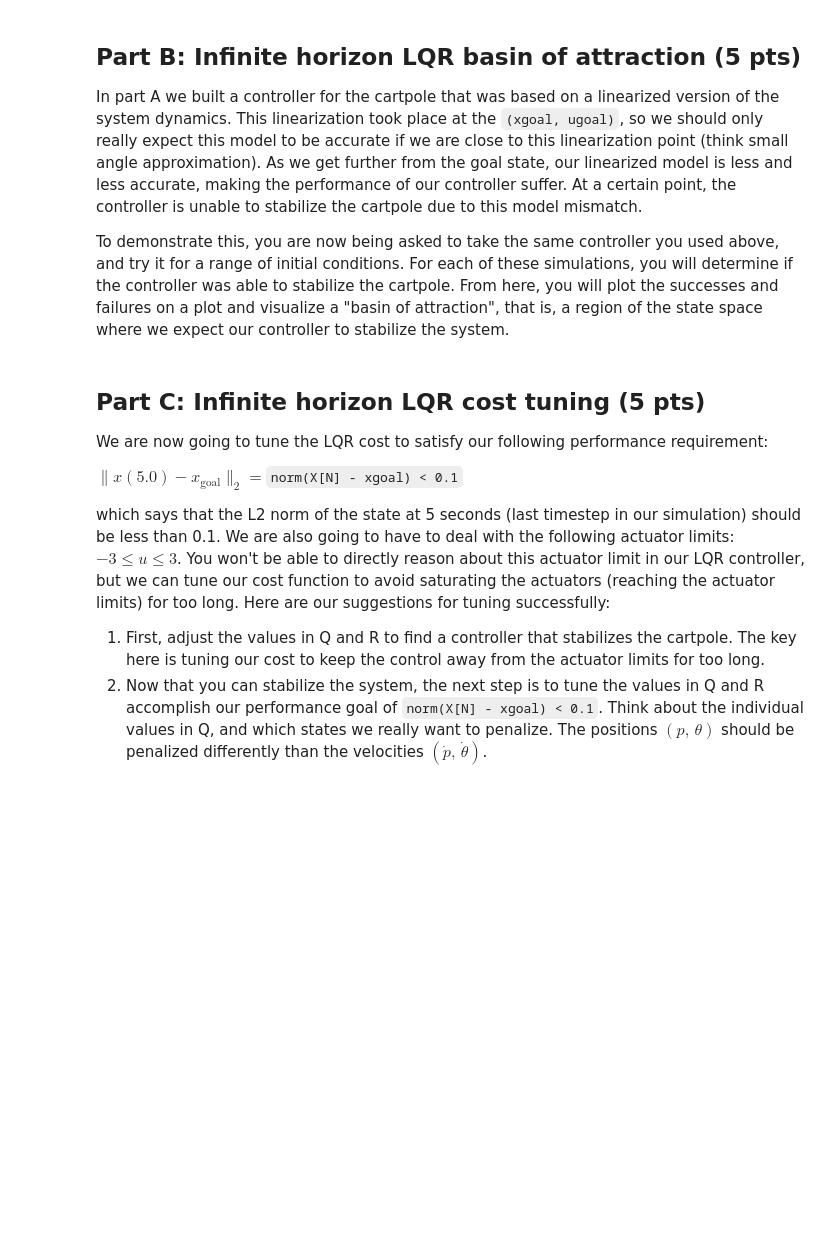
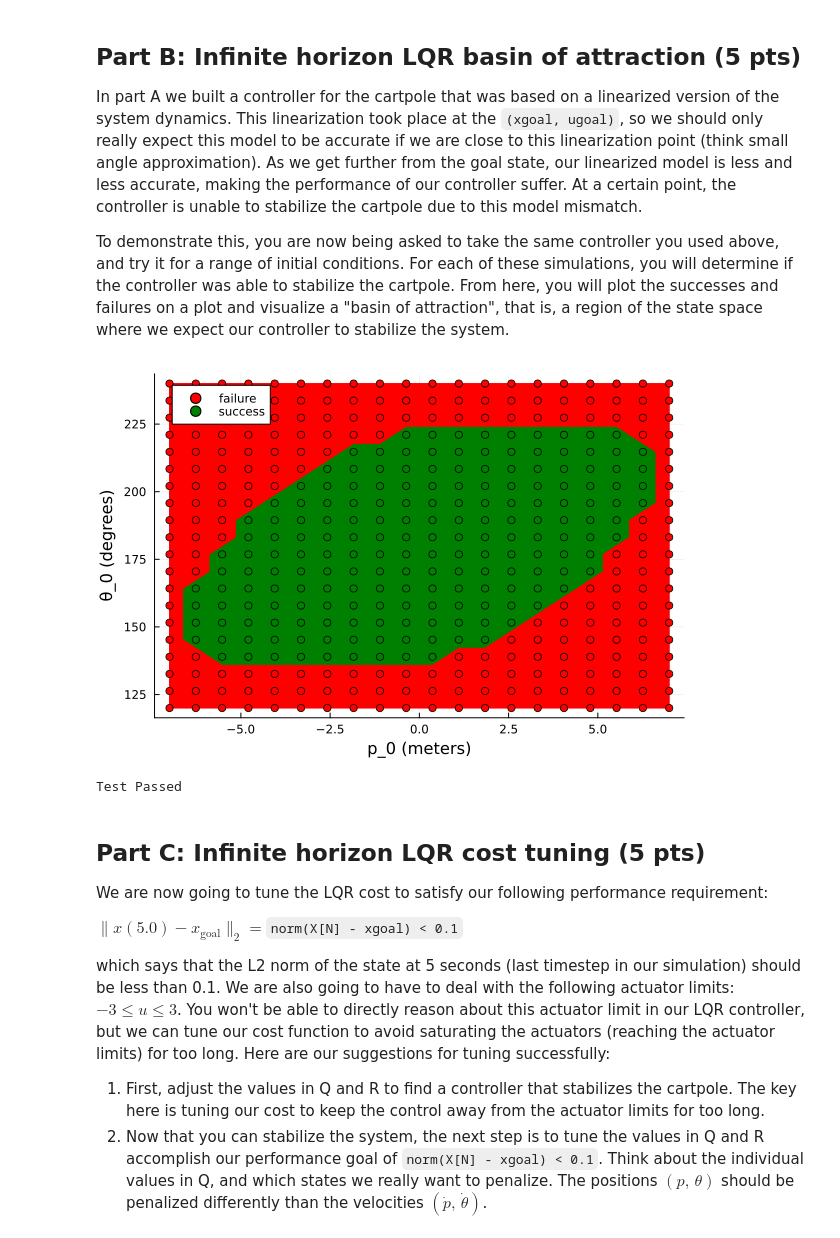
Before and after one commit to zsqu4re/Optimal-Control-and-Reinforcement-Learning, a Jupyter notebook: HW2_S25-main/Q2.ipynb, the cells around one changed output. Drawn from its saved outputs; the diff is of its cells as text; code cells hidden in the pictures; blank space fills up the shorter version.

```diff
--- a/HW2_S25-main/Q2.ipynb
+++ b/HW2_S25-main/Q2.ipynb
@@ -208,7 +259,19 @@ function check_simulation_convergence(params_real, initial_condition, Kinf, xgoa
     # you should consider the simulation to have been successfuly controlled if the
     # L2 norm of |xfinal - xgoal| < 0.1. (norm(xfinal-xgoal) < 0.1 in Julia)
 
-
+    X = [zeros(4) for i = 1:N]
+    X[1] = x0
+    ugoal = [0]
+    for i = 1:N-1
+        u = -Kinf * (X[i] - xgoal) + ugoal
+        X[i+1] = rk4(params_real, X[i], u, dt)
+        if norm(X[i+1]) > 100
+            return is_controlled
+        end
+    end
+    if norm(X[end] - xgoal) < 0.1
+        is_controlled = true
+    end
     return is_controlled
 end
 
@@ -235,34 +298,39 @@ let
 
     # cost terms
     Q = diagm([1,1,.05,.1])
     R = 0.1*diagm(ones(nu))
 
-    Kinf = zeros(1,4)
+    A = FD.jacobian(x -> rk4(params_est, x, ugoal,dt), xgoal)
+    B = FD.jacobian(u -> rk4(params_est, xgoal, u,dt), ugoal)
+    P, Kinf = ihlqr(A, B, Q, R)
 
     # create the set of initial conditions we want to test for convergence
     initial_conditions, ps, thetas = create_initial_conditions()
 
     convergence_list = []
 
     for initial_condition in initial_conditions
 
         convergence = check_simulation_convergence(params_real,
                                                    initial_condition,
                                                    Kinf, xgoal, N, dt)
 
         push!(convergence_list, convergence)
     end
 
     plot_basin_of_attraction(initial_conditions, convergence_list, ps, rad2deg.(thetas))
 
 
     # -------------tests------------------
     @test sum(convergence_list) < 190
     @test sum(convergence_list) > 180
     @test length(convergence_list) == 400
     @test length(initial_conditions) == 400
 
 end
+# %% [output]
+[figure, added]
+Test Passed
 # %% [markdown]
 ## Part C: Infinite horizon LQR cost tuning (5 pts)
 
```
Also changed, not shown: parts of 6 cells of this notebook, 2 other files.
